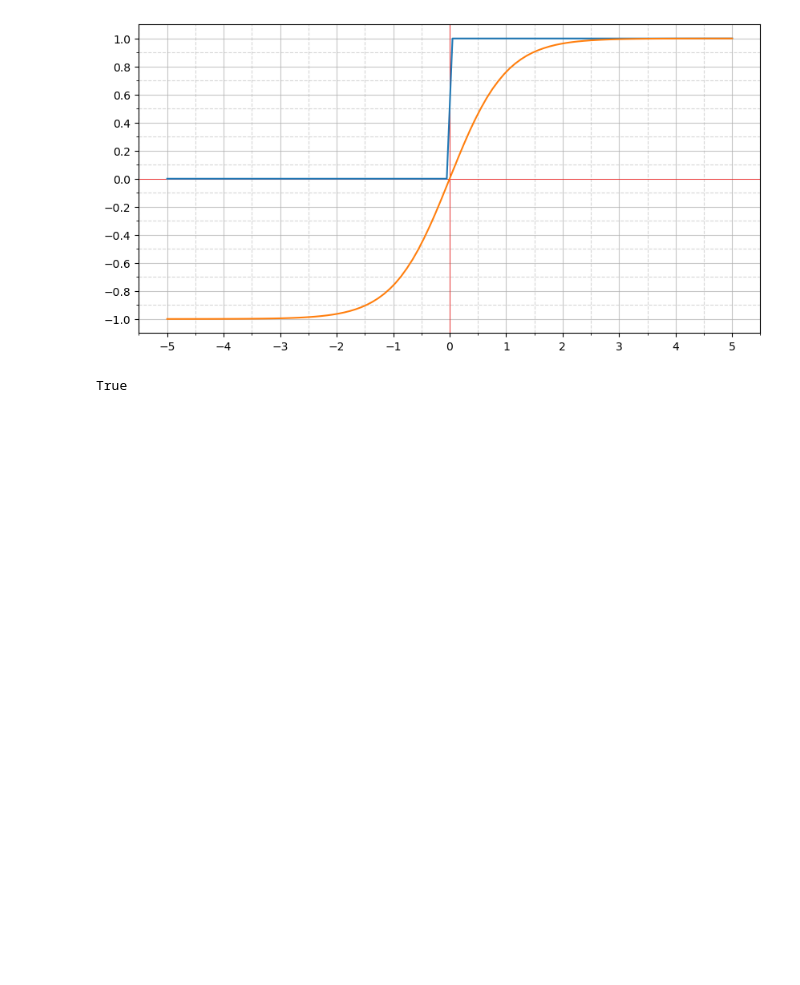
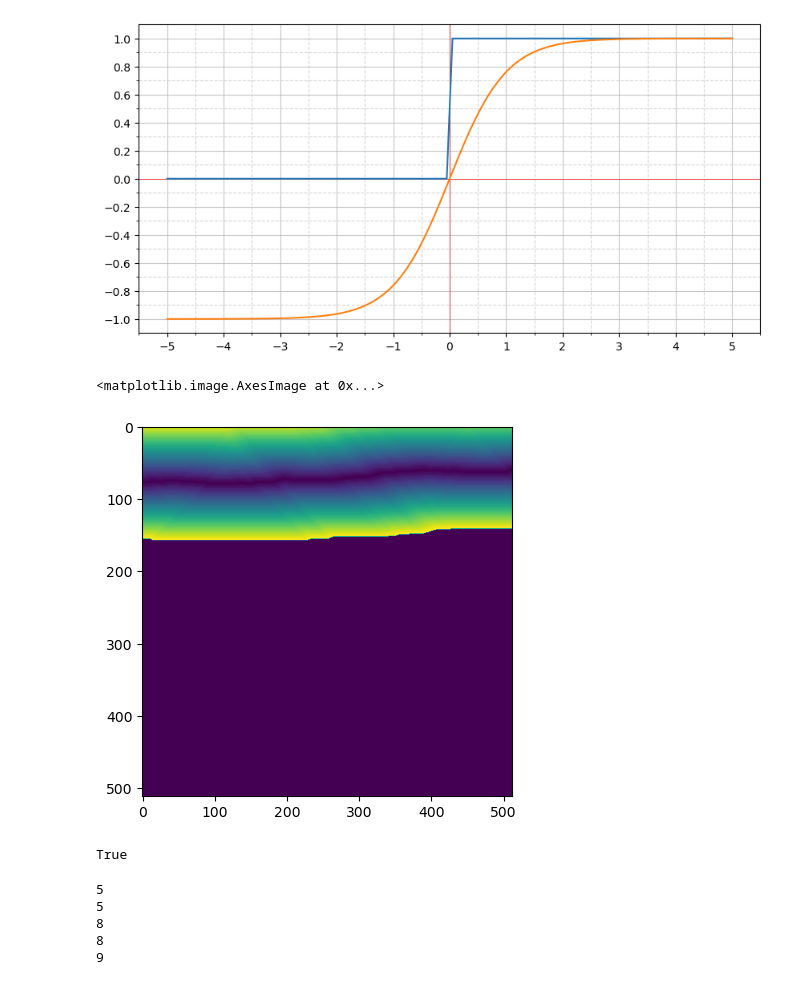
Before and after one commit to ZipZaap/MobaNet, a Jupyter notebook: notebooks/sandbox.ipynb, the cells around one changed output. Saved outputs shown, nothing was run; the diff lists cells and outputs as text; code cells hidden in the pictures; blank space fills up the shorter version.

```diff
--- a/notebooks/sandbox.ipynb
+++ b/notebooks/sandbox.ipynb
@@ -65,8 +65,17 @@ tt = torch.randn(16,1,512,512)
 # %%
 mask = cv2.imread(f'{CONF.MASK_DATASET_PATH}/ESP_036444_2635_RED-0_4608.png', cv2.IMREAD_GRAYSCALE)
 mask = torch.tensor(mask/255).unsqueeze(0).to(torch.float32)
-# mask = mask.repeat(16,1,1,1)
-sdm = np.load(f'{CONF.SDM_DATASET_PATH}/ESP_036444_2635_RED-0_4608.npy')
+mask = mask.repeat(16,1,1,1)
+# sdm = np.load(f'{CONF.SDM_DATASET_PATH}/ESP_036444_2635_RED-0_4608.npy')
+# %%
+sdm = SDF(mask, kernel_size = CONF.SDM_KERNEL, normalize = False)
+# %%
+max_dist = (np.sqrt(2)*256)/4
+sdm = torch.where(sdm < max_dist, sdm, 0)
+plt.imshow(sdm[0][0].cpu().detach().numpy(), cmap ='viridis')
+# %% [output]
+<matplotlib.image.AxesImage at 0x...>
+[figure, added]
 # %%
 
 
@@ -78,0 +92,13 @@ True
+# %%
+random.seed(13)
+print(random.randint(3,9))
+print(random.randint(3,9))
+print(random.randint(3,9))
+print(random.randint(3,9))
+print(random.randint(3,9))
+# %% [output]
+5
+5
+8
+8
+9
```
Also changed, not shown: parts of 2 cells of this notebook, 7 other files.
